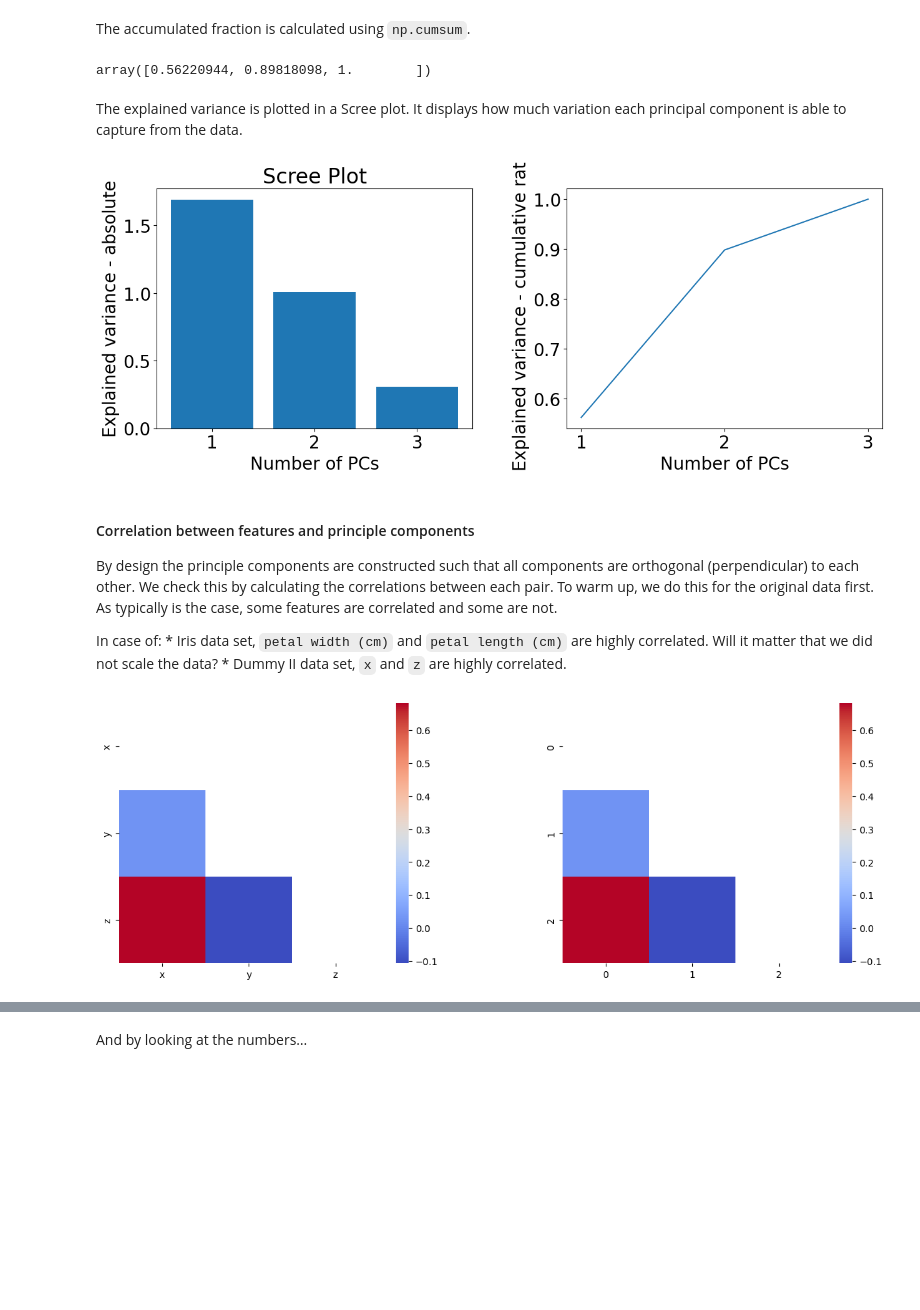
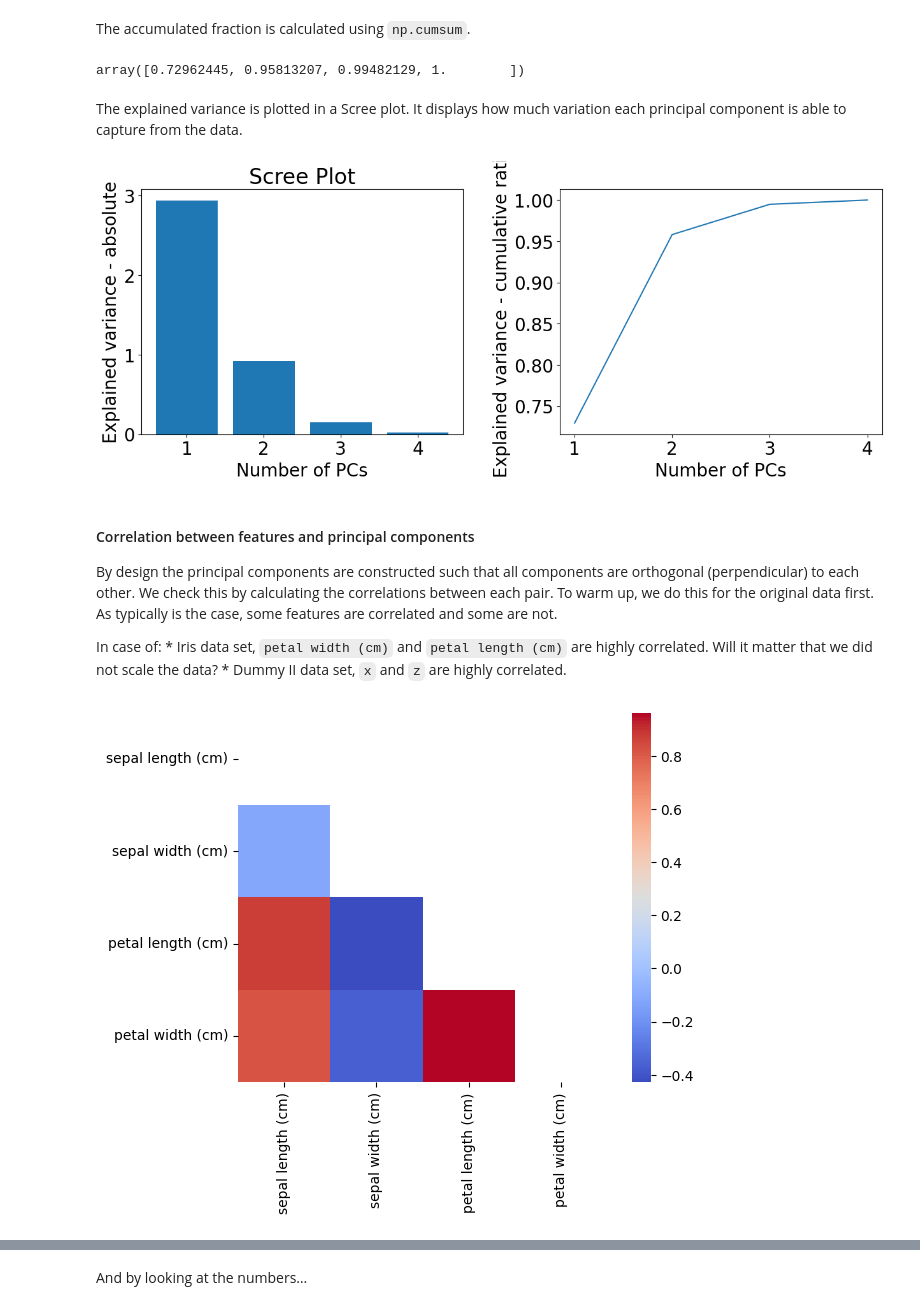
Before and after one commit to EAISI/machine-learning-with-python-explainers, a Jupyter notebook: ml-explainers/how-does-pca-work.ipynb, the cells around one changed output, grey strips where cells are left out. Drawn from its saved outputs; the diff is of its cells as text; code cells hidden in the pictures; blank space fills up the shorter version.

```diff
--- a/ml-explainers/how-does-pca-work.ipynb
+++ b/ml-explainers/how-does-pca-work.ipynb
@@ -54,10 +54,10 @@ what we can find out using PCA.
 **IMPORTANT: The same analysis can be done with either of the four data
 sets, just select the one you want.**
 # %%
-#c_dataset = "iris"
+c_dataset = "iris"
 #c_dataset = "usarrests"
 #c_dataset = "dummy_i"
-c_dataset = "dummy_ii"
+#c_dataset = "dummy_ii"
 # %% [markdown]
 ##### Iris dataset
 
@@ -547,7 +559,7 @@ The accumulated fraction is calculated using `np.cumsum`.
 # %%
 np.cumsum(pca_.explained_variance_ratio_)
 # %% [output]
-array([0.56220944, 0.89818098, 1.        ])
+array([0.72962445, 0.95813207, 0.99482129, 1.        ])
 # %% [markdown]
 The explained variance is plotted in a Scree plot. It displays how much
 variation each principal component is able to capture from the data.
@@ -577,11 +589,11 @@ plt.tick_params(labelsize = 20)
 plt.locator_params(axis="x", integer=True)
 plt.plot(range(1, n_components+1), np.cumsum(pca_.explained_variance_ratio_));
 # %% [output]
-[figure, old version]
+[figure, new version]
 # %% [markdown]
-#### Correlation between features and principle components
+#### Correlation between features and principal components
 
-By design the principle components are constructed such that all
+By design the principal components are constructed such that all
 components are orthogonal (perpendicular) to each other. We check this
 by calculating the correlations between each pair. To warm up, we do
 this for the original data first. As typically is the case, some
@@ -591,21 +603,9 @@ In case of: \* Iris data set, `petal width (cm)` and `petal length (cm)`
 are highly correlated. Will it matter that we did not scale the data? \*
 Dummy II data set, `x` and `z` are highly correlated.
 # %%
-fig, ax = plt.subplots(figsize = (15,5))
-fig.subplots_adjust(wspace = 0.3)
-
-# To prevent deprecation warning.
-ax.remove()
-
-plt.subplot(1,2,1)
 df_cor = df_X.corr()
 matrix = np.triu(df_cor)
 sns.heatmap(df_cor, square=True, cmap= 'coolwarm', mask = matrix);
-
-plt.subplot(1,2,2)
-df_cor = pd.DataFrame(m_X_scaled).corr()
-matrix = np.triu(df_cor)
-sns.heatmap(df_cor, square=True, cmap= 'coolwarm', mask = matrix);
 # %% [output]
-[figure, old version]
+[figure, new version]
 # %% [markdown]
```
Also changed, not shown: parts of 23 cells of this notebook, 2 other files.
